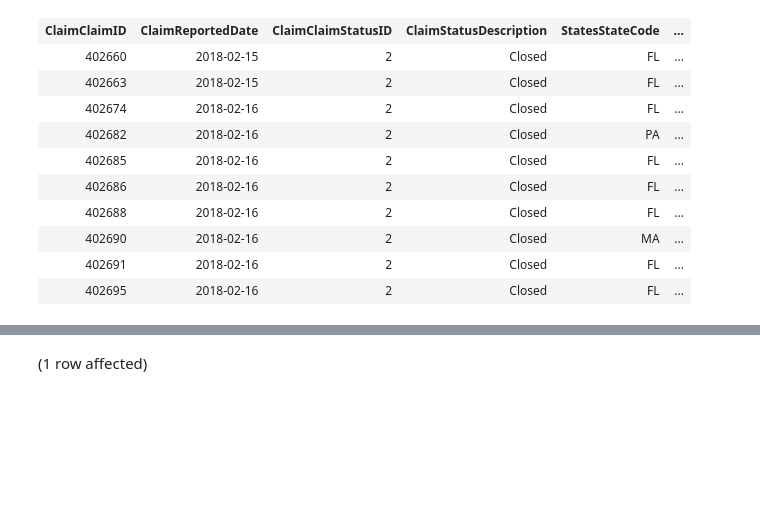
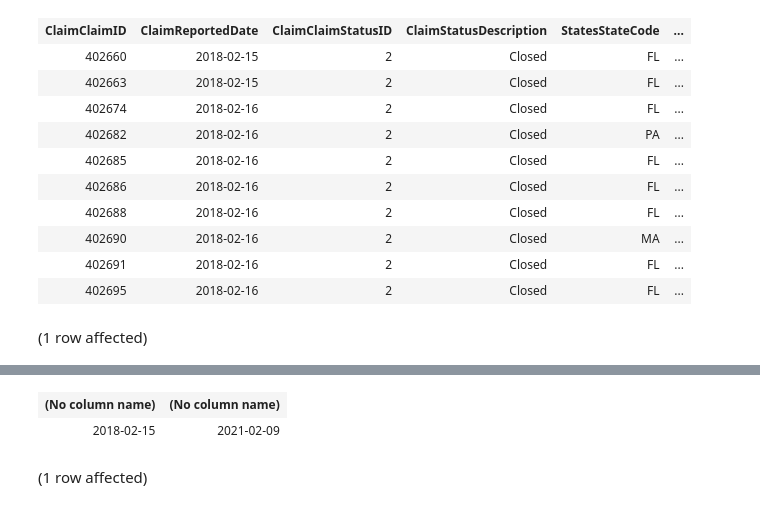
Before and after one commit to microsoft/r-server-hospital-length-of-stay, a Jupyter notebook: SQLPy/Claims/DbaHospitalLoSClaims.ipynb, the cells around one changed output, grey strips where cells are left out. Drawn from its saved outputs; the diff is of its cells as text; code cells hidden in the pictures; blank space fills up the shorter version.

Commit message:
fixed Claims notebook

```diff
--- a/SQLPy/Claims/DbaHospitalLoSClaims.ipynb
+++ b/SQLPy/Claims/DbaHospitalLoSClaims.ipynb
@@ -373,3 +360,7 @@ Total execution time: 00:00:00.121
 | 402690 | 2018-02-16 | 2 | Closed | MA | ... |
 | 402691 | 2018-02-16 | 2 | Closed | FL | ... |
 | 402695 | 2018-02-16 | 2 | Closed | FL | ... |
+# %%
+select min(claimreporteddate), max(claimreporteddate) from LengthOfStay
+# %% [output]
+(1 row affected)
@@ -376 +368,3 @@ Total execution time: 00:00:00.121
+| (No column name) | (No column name) |
+| 2018-02-15 | 2021-02-09 |
 # %%
```
Also changed, not shown: parts of 4 cells of this notebook.
